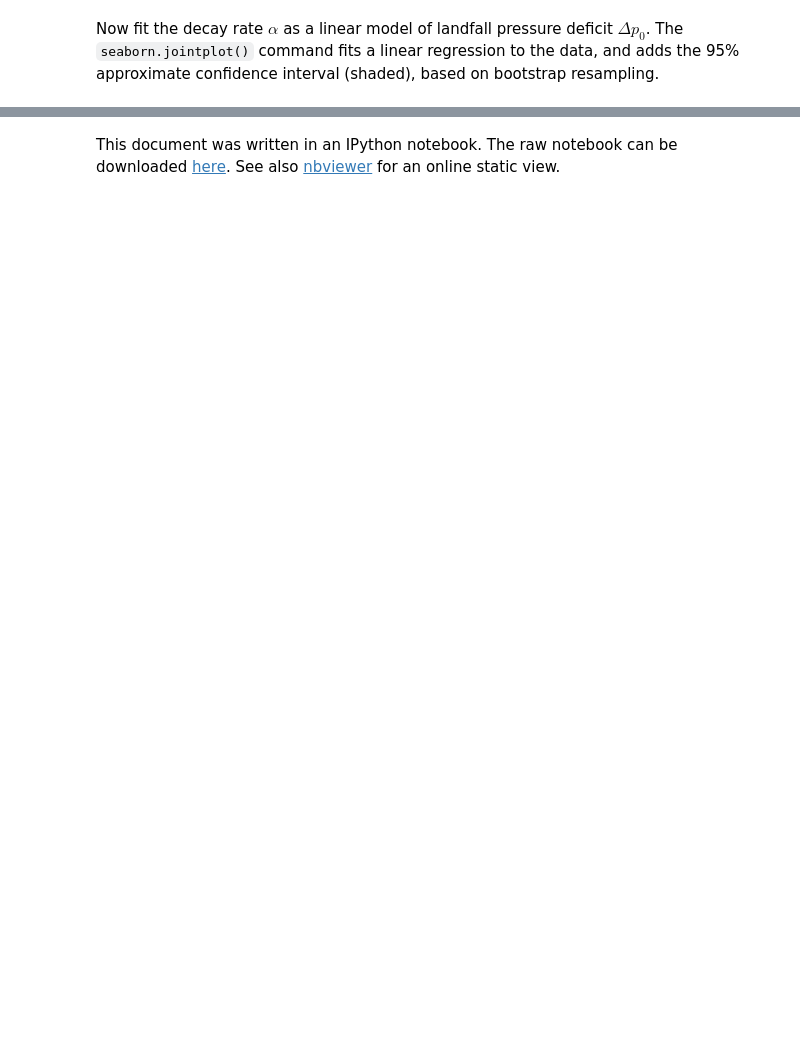
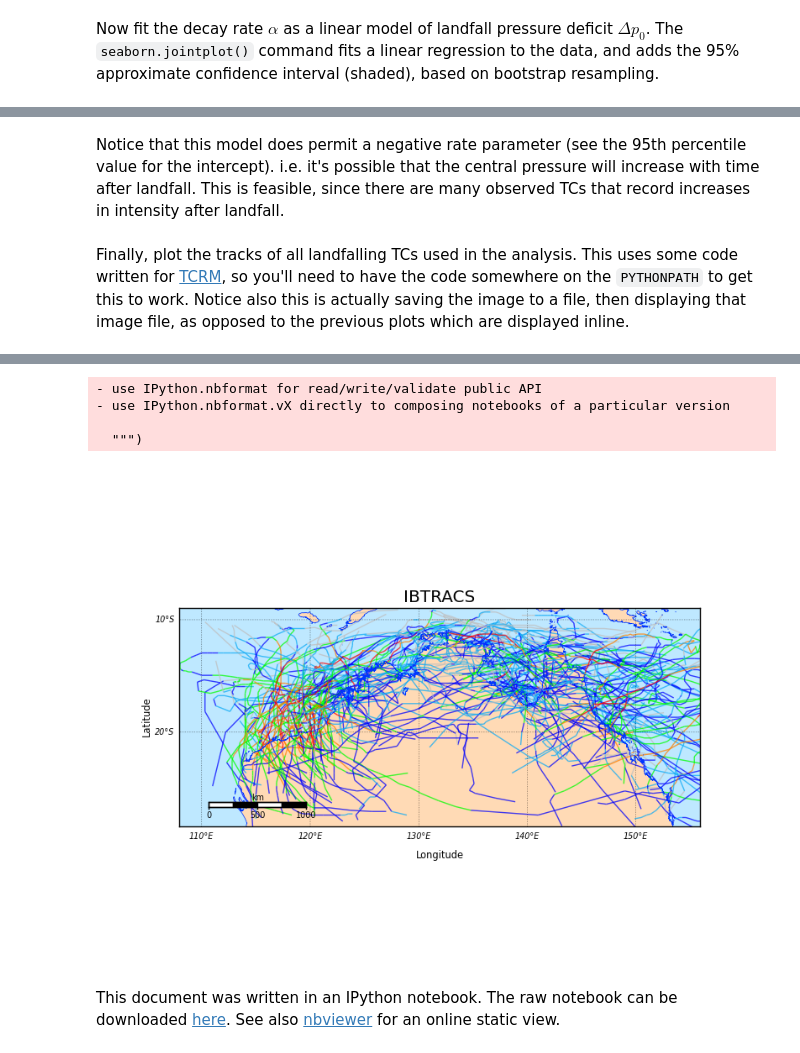
Before and after one commit to wcarthur/notebooks, a Jupyter notebook: TC landfall decay.ipynb, the cells around one changed output, grey strips where cells are left out. Drawn from its saved outputs; the diff is of its cells as text; code cells hidden in the pictures; blank space fills up the shorter version.

```diff
--- a/TC landfall decay.ipynb
+++ b/TC landfall decay.ipynb
@@ -210,0 +307,13 @@ ax4.legend(loc=0)
+# %% [markdown]
+Notice that this model does permit a negative rate parameter (see the 95th percentile value for the intercept). i.e. it's possible that the central pressure will increase with time after landfall. This is feasible, since there are many observed TCs that record increases in intensity after landfall.
+# %% [markdown]
+Finally, plot the tracks of all landfalling TCs used in the analysis. This uses some code written for [TCRM](https://github.com/GeoscienceAustralia/tcrm), so you'll need to have the code somewhere on the `PYTHONPATH` to get this to work. Notice also this is actually saving the image to a file, then displaying that image file, as opposed to the previous plots which are displayed inline.
+# %%
+from NoteBookFinder import NotebookFinder
+sys.meta_path.append(NotebookFinder())
+
+from TrackMaps import SingleTrackMap, saveTrackMap
+from IPython.display import Image
+plotTracks(lftracks, domain, "Landfalling TCs - 1901 - 2013", "landfallTracks.png")
+Image(filename="landfallTracks.png")
+# %% [output]
@@ -211,2 +322,7 @@ ax4.legend(loc=0)
+- use IPython.nbformat for read/write/validate public API
+- use IPython.nbformat.vX directly to composing notebooks of a particular version
+
+  """)
+[figure, added]
 # %% [markdown]
 This document was written in an IPython notebook. The raw notebook can be downloaded [here](https://github.com/wcarthur/notebooks/blob/master/TC%20landfall%20decay.ipynb). See also [nbviewer](http://nbviewer.ipython.org/github/wcarthur/notebooks/blob/master/TC%20landfall%20decay.ipynb) for an online static view.
```
Also changed, not shown: parts of 24 cells of this notebook.
